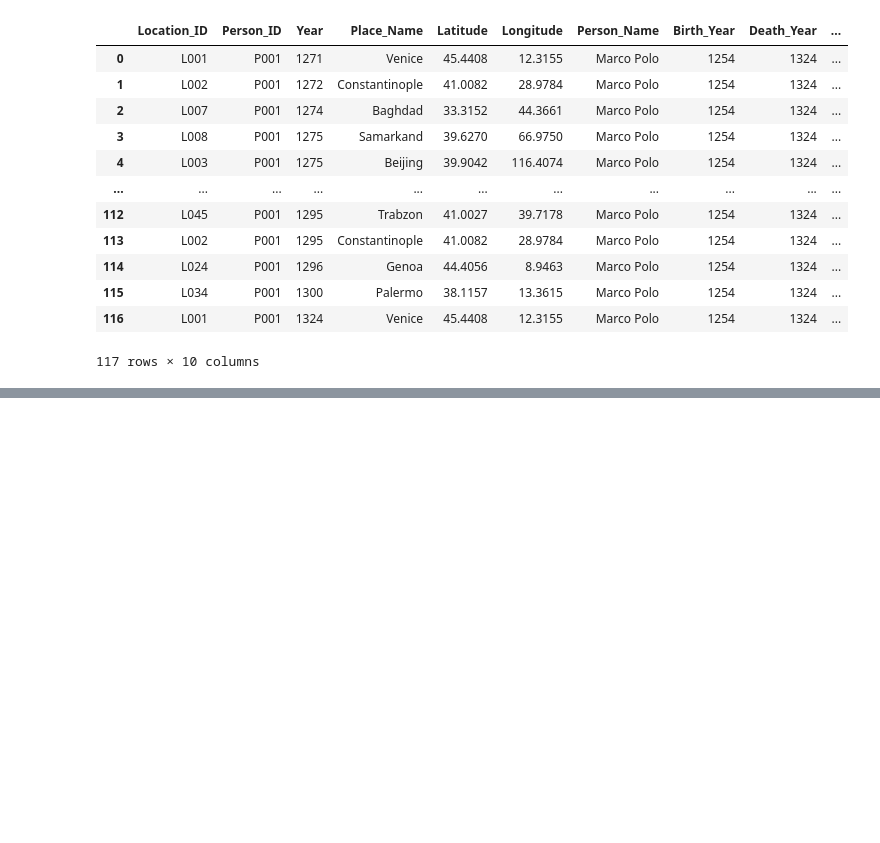
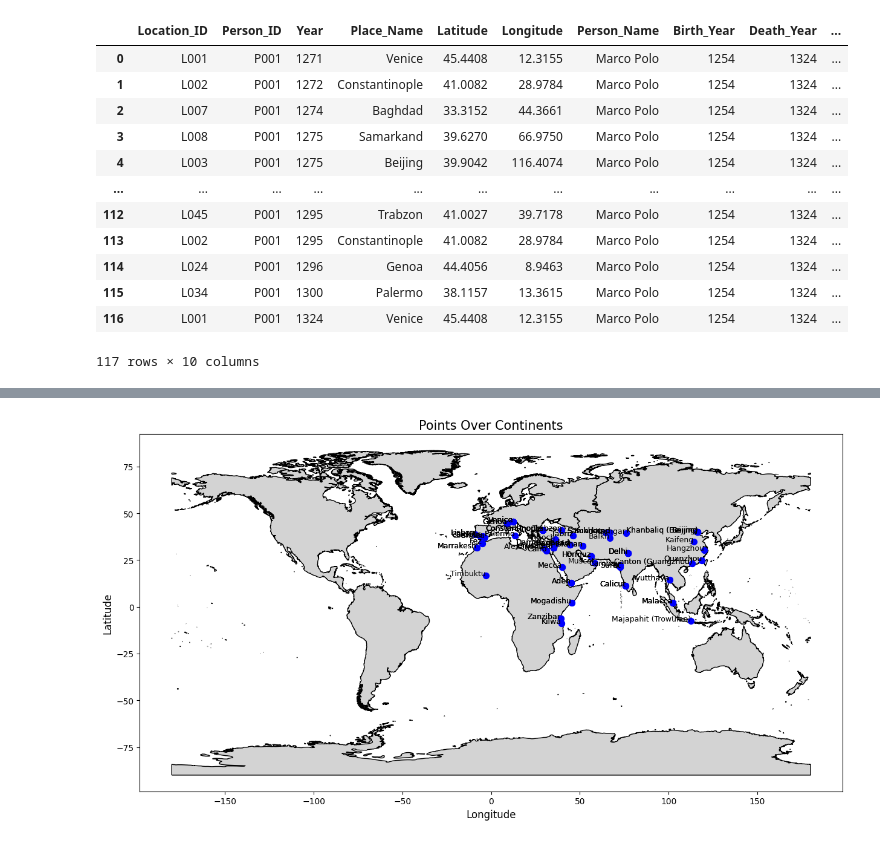
Before and after one commit to pickettj/teaching, a Jupyter notebook: Geospatial_Tutorial.ipynb, the cells around one changed output, grey strips where cells are left out. Saved outputs shown, nothing was run; the diff lists cells and outputs as text; code cells hidden in the pictures; blank space fills up the shorter version.

```diff
--- a/Geospatial_Tutorial.ipynb
+++ b/Geospatial_Tutorial.ipynb
@@ -234,0 +258,23 @@ The points are showing up in what seems to be their correct geographic
+# %%
+# Create a figure and axis
+fig, ax = plt.subplots(figsize=(15, 10))  # Set the figure size
+
+# Plot the continents
+gdf.plot(ax=ax, color='lightgrey', edgecolor='black')  # Adjust color as needed
+
+# Plot the points from geo_final_cleaned_df
+geo_final_cleaned_df.plot(ax=ax, color='blue', markersize=50)  # Adjust markersize as needed
+
+# Add labels for each point using Place_Name
+for x, y, label in zip(geo_final_cleaned_df.geometry.x, geo_final_cleaned_df.geometry.y, geo_final_cleaned_df['Place_Name']):
+    ax.text(x, y, label, fontsize=9, ha='right')  # Adjust fontsize and alignment as needed
+
+# Set title and labels
+ax.set_title('Points Over Continents', fontsize=15)
+ax.set_xlabel('Longitude', fontsize=12)
+ax.set_ylabel('Latitude', fontsize=12)
+
+# Show the plot
+plt.show()
+# %% [output]
+[figure, added]
```
Also changed, not shown: parts of 5 cells of this notebook.
